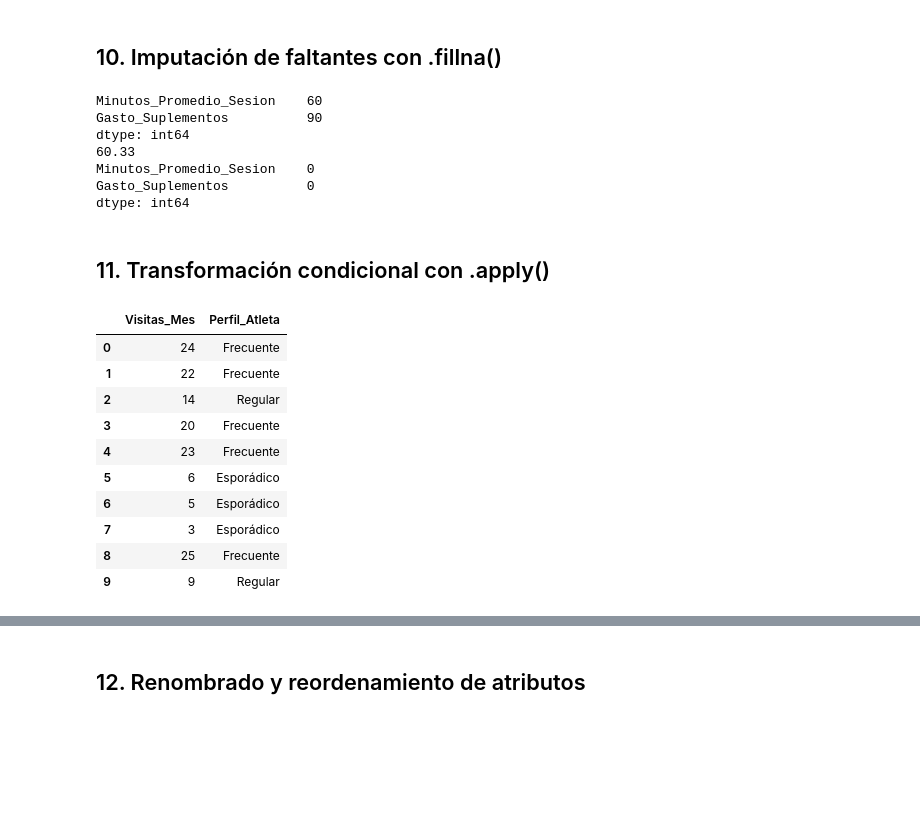
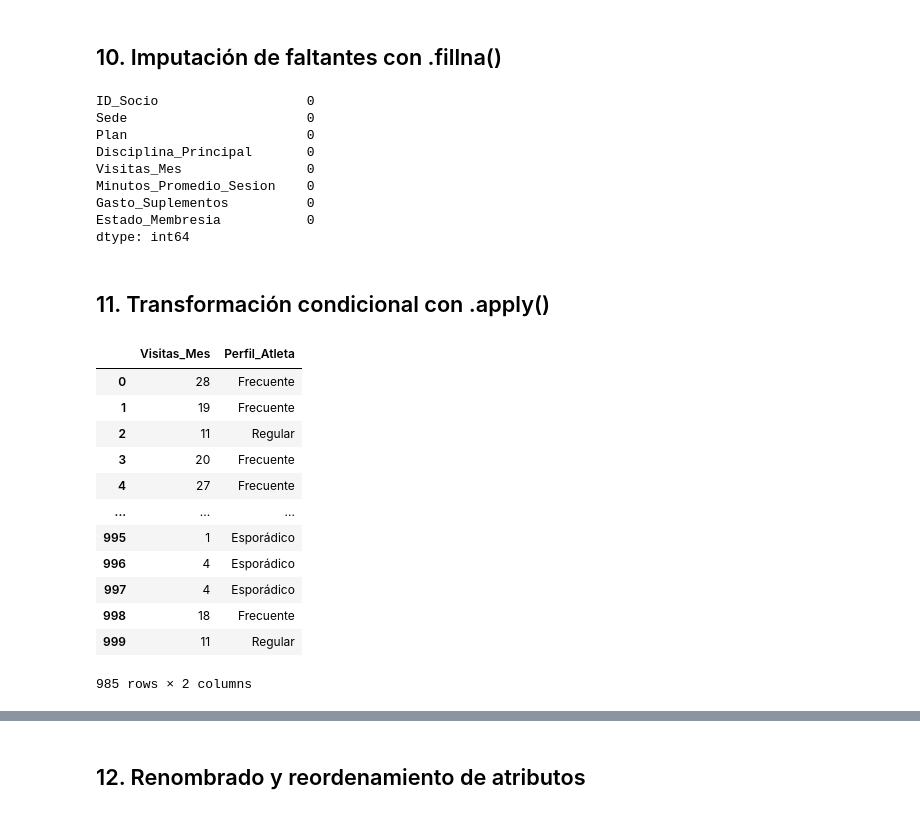
Before and after one commit to ianvaldes56560-cmd/taller-pandas-gimnasios, a Jupyter notebook: AnalisisDatos_Gimnasios.ipynb, the cells around one changed output, grey strips where cells are left out. Drawn from its saved outputs; the diff is of its cells as text; code cells hidden in the pictures; blank space fills up the shorter version.

```diff
--- a/AnalisisDatos_Gimnasios.ipynb
+++ b/AnalisisDatos_Gimnasios.ipynb
@@ -80,9 +149,3 @@ Estado_Membresia               Congelada
 Name: 350, dtype: object
 # %% [markdown]
 ## 4. Tratamiento de redundancias
-# %%
-print(df_gimnasio.duplicated().sum())
-print(len(df_gimnasio))
-df_gimnasio = df_gimnasio.drop_duplicates(keep="first")
-print(df_gimnasio.duplicated().sum())
-print(len(df_gimnasio))
@@ -93,0 +156,3 @@ print(len(df_gimnasio))
+# %%
+df_sin_duplicados = df_gimnasio.drop_duplicates(keep="first")
+df_sin_duplicados.shape
@@ -171,42 +257,45 @@ anserma_gasto_alto.head()
 # %% [markdown]
 ## 10. Imputación de faltantes con .fillna()
 # %%
-print(df_gimnasio[["Minutos_Promedio_Sesion", "Gasto_Suplementos"]].isna().sum())
-promedio_minutos = df_gimnasio["Minutos_Promedio_Sesion"].mean()
-print(round(promedio_minutos, 2))
-df_gimnasio["Minutos_Promedio_Sesion"] = df_gimnasio["Minutos_Promedio_Sesion"].fillna(promedio_minutos)
-df_gimnasio["Gasto_Suplementos"] = df_gimnasio["Gasto_Suplementos"].fillna(0.0)
-print(df_gimnasio[["Minutos_Promedio_Sesion", "Gasto_Suplementos"]].isna().sum())
+df_fill = df_sin_duplicados.copy()
+promedio_minutos = df_fill["Minutos_Promedio_Sesion"].mean()
+df_fill["Minutos_Promedio_Sesion"] = df_fill["Minutos_Promedio_Sesion"].fillna(promedio_minutos)
+df_fill["Gasto_Suplementos"] = df_fill["Gasto_Suplementos"].fillna(0.0)
+df_fill.isna().sum()
 # %% [output]
-Minutos_Promedio_Sesion    60
-Gasto_Suplementos          90
-dtype: int64
-60.33
+ID_Socio                   0
+Sede                       0
+Plan                       0
+Disciplina_Principal       0
+Visitas_Mes                0
 Minutos_Promedio_Sesion    0
 Gasto_Suplementos          0
+Estado_Membresia           0
 dtype: int64
 # %% [markdown]
 ## 11. Transformación condicional con .apply()
 # %%
 def clasificar_perfil(visitas):
     if visitas < 8:
         return "Esporádico"
     elif visitas <= 16:
         return "Regular"
     else:
         return "Frecuente"
 
-df_gimnasio["Perfil_Atleta"] = df_gimnasio["Visitas_Mes"].apply(clasificar_perfil)
-df_gimnasio[["Visitas_Mes", "Perfil_Atleta"]].head(10)
+df_fill["Perfil_Atleta"] = df_fill["Visitas_Mes"].apply(clasificar_perfil)
+df_fill[["Visitas_Mes", "Perfil_Atleta"]]
 # %% [output]
 |  | Visitas_Mes | Perfil_Atleta |
-| 0 | 24 | Frecuente |
-| 1 | 22 | Frecuente |
-| 2 | 14 | Regular |
+| 0 | 28 | Frecuente |
+| 1 | 19 | Frecuente |
+| 2 | 11 | Regular |
 | 3 | 20 | Frecuente |
-| 4 | 23 | Frecuente |
-| 5 | 6 | Esporádico |
-| 6 | 5 | Esporádico |
-| 7 | 3 | Esporádico |
-| 8 | 25 | Frecuente |
-| 9 | 9 | Regular |
+| 4 | 27 | Frecuente |
+| ... | ... | ... |
+| 995 | 1 | Esporádico |
+| 996 | 4 | Esporádico |
+| 997 | 4 | Esporádico |
+| 998 | 18 | Frecuente |
+| 999 | 11 | Regular |
+985 rows × 2 columns
```
Also changed, not shown: parts of 26 cells of this notebook, 2 other files.
